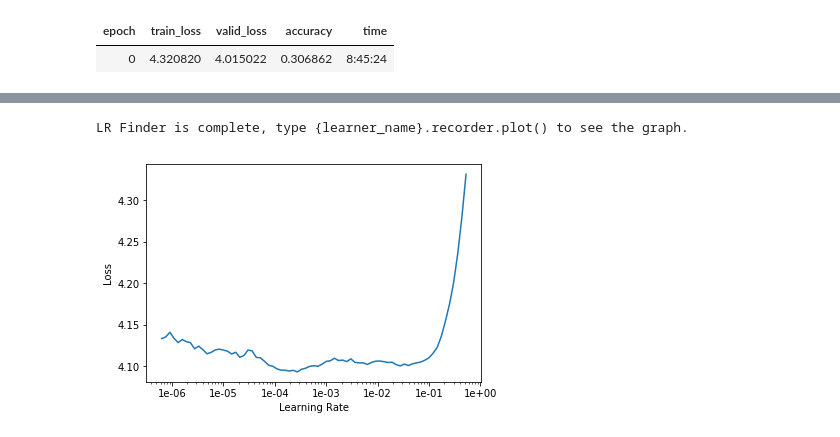
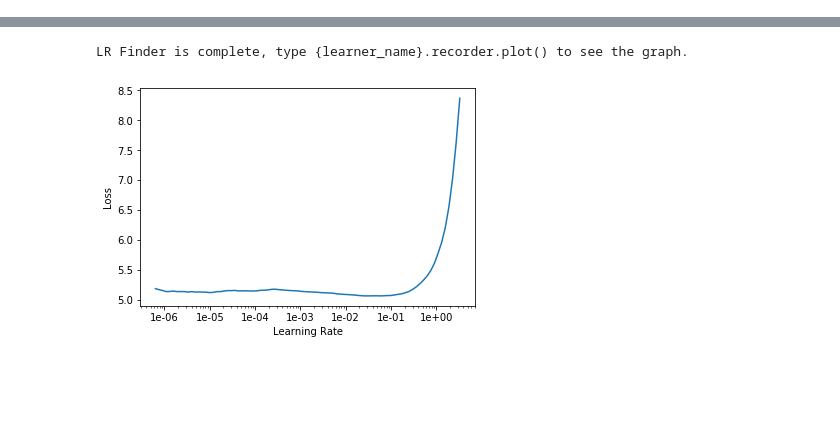
Before and after one commit to VicenteMoraes/SarcasmDetector, a Jupyter notebook: Model.ipynb, the cells around one changed output, grey strips where cells are left out. Drawn from its saved outputs; the diff is of its cells as text; code cells hidden in the pictures; blank space fills up the shorter version.

Commit message:
New Model 2

```diff
--- a/Model.ipynb
+++ b/Model.ipynb
@@ -16,13 +41,9 @@ data.show_batch()
 # %%
-learn = language_model_learner(data, AWD_LSTM, drop_mult=0.5)
-learn.fit_one_cycle(1, 1e-2)
+learn = language_model_learner(data, AWD_LSTM)
-# %% [output]
-| epoch | train_loss | valid_loss | accuracy | time |
-| 0 | 4.320820 | 4.015022 | 0.306862 | 8:45:24 |
 # %%
 learn.lr_find()
-learn.recorder.plot(skip_end=15)
+learn.recorder.plot()
 # %% [output]
 [interactive output not drawn]
 LR Finder is complete, type {learner_name}.recorder.plot() to see the graph.
-[figure, old version]
+[figure, new version]
```
Also changed, not shown: parts of 9 cells of this notebook, 1 other file.
